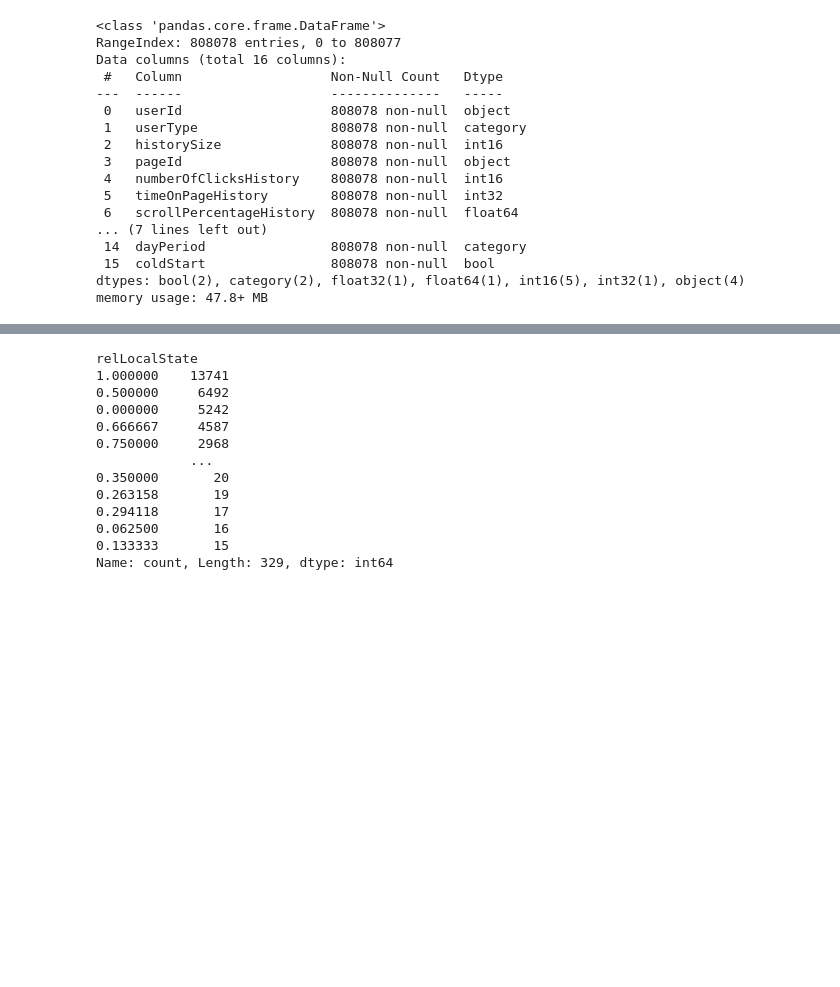
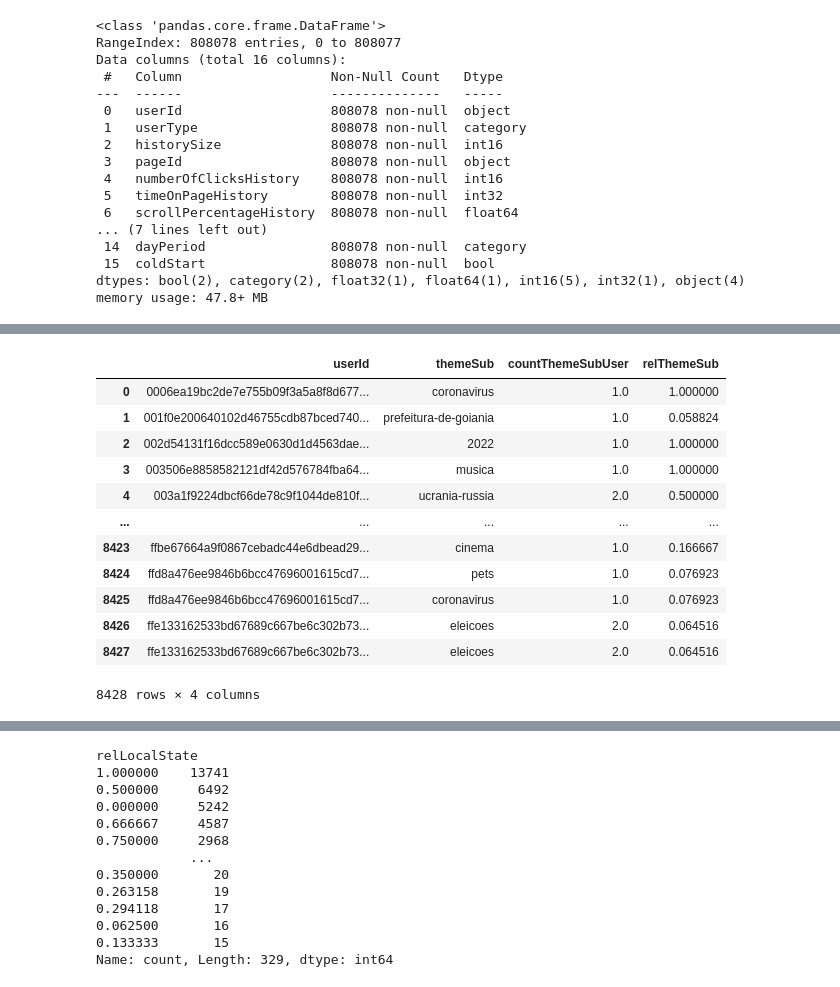
Before and after one commit to gmferratti/ML_Engineer_Datathon, a Jupyter notebook: notebooks/gmferratti/features/mixed_features.ipynb, the cells around one changed output, grey strips where cells are left out. Saved outputs shown, nothing was run; the diff lists cells and outputs as text; code cells hidden in the pictures; blank space fills up the shorter version.

```diff
--- a/notebooks/gmferratti/features/mixed_features.ipynb
+++ b/notebooks/gmferratti/features/mixed_features.ipynb
@@ -174,0 +420,16 @@ df_mix = preprocess_mix_feats(news, users)
+# %%
+ts_df
+# %% [output]
+|  | userId | themeSub | countThemeSubUser | relThemeSub |
+| 0 | 0006ea19bc2de7e755b09f3a5a8f8d677... | coronavirus | 1.0 | 1.000000 |
+| 1 | 001f0e200640102d46755cdb87bced740... | prefeitura-de-goiania | 1.0 | 0.058824 |
+| 2 | 002d54131f16dcc589e0630d1d4563dae... | 2022 | 1.0 | 1.000000 |
+| 3 | 003506e8858582121df42d576784fba64... | musica | 1.0 | 1.000000 |
+| 4 | 003a1f9224dbcf66de78c9f1044de810f... | ucrania-russia | 2.0 | 0.500000 |
+| ... | ... | ... | ... | ... |
+| 8423 | ffbe67664a9f0867cebadc44e6dbead29... | cinema | 1.0 | 0.166667 |
+| 8424 | ffd8a476ee9846b6bcc47696001615cd7... | pets | 1.0 | 0.076923 |
+| 8425 | ffd8a476ee9846b6bcc47696001615cd7... | coronavirus | 1.0 | 0.076923 |
+| 8426 | ffe133162533bd67689c667be6c302b73... | eleicoes | 2.0 | 0.064516 |
+| 8427 | ffe133162533bd67689c667be6c302b73... | eleicoes | 2.0 | 0.064516 |
+8428 rows × 4 columns
```
Also changed, not shown: parts of 13 cells of this notebook, 9 other files.
